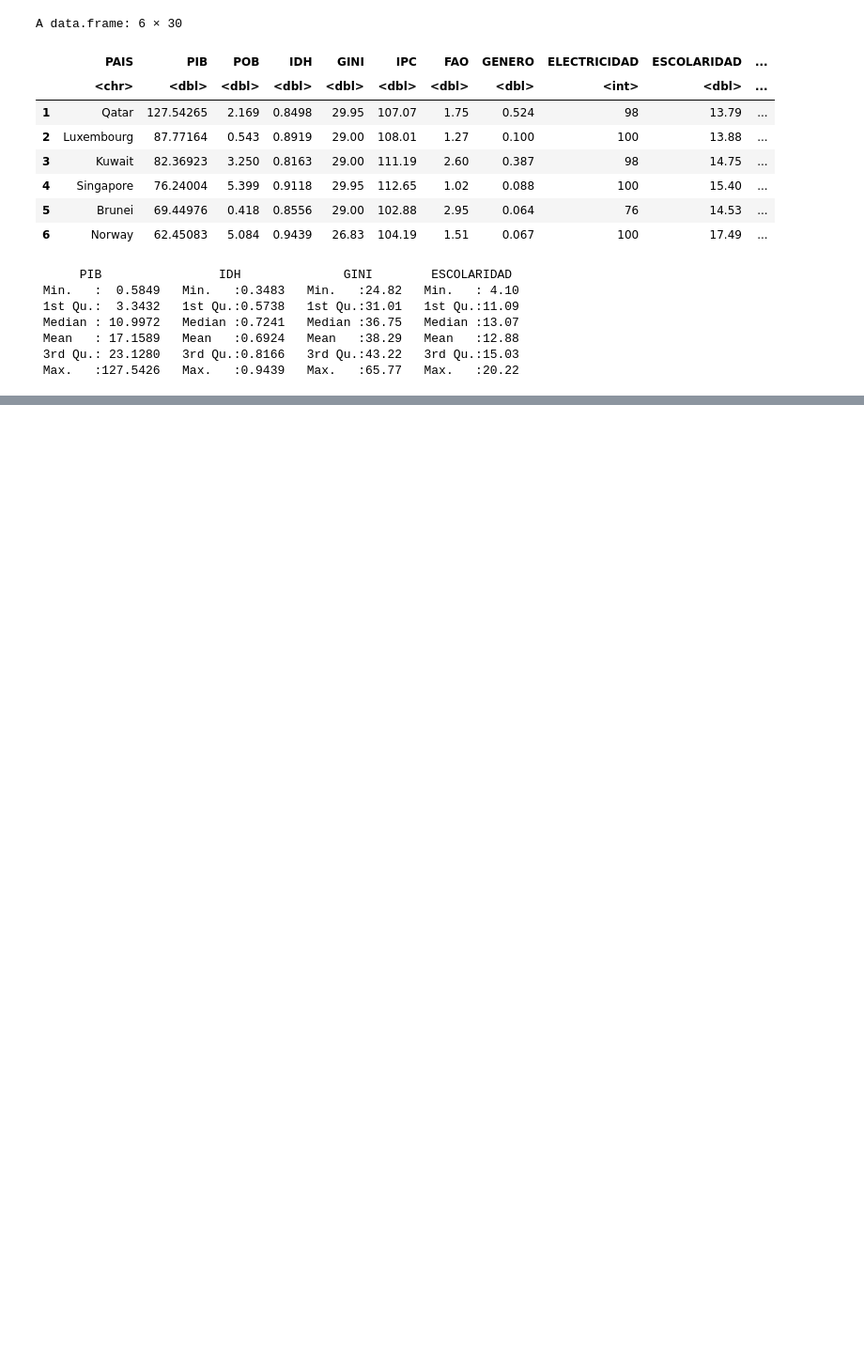
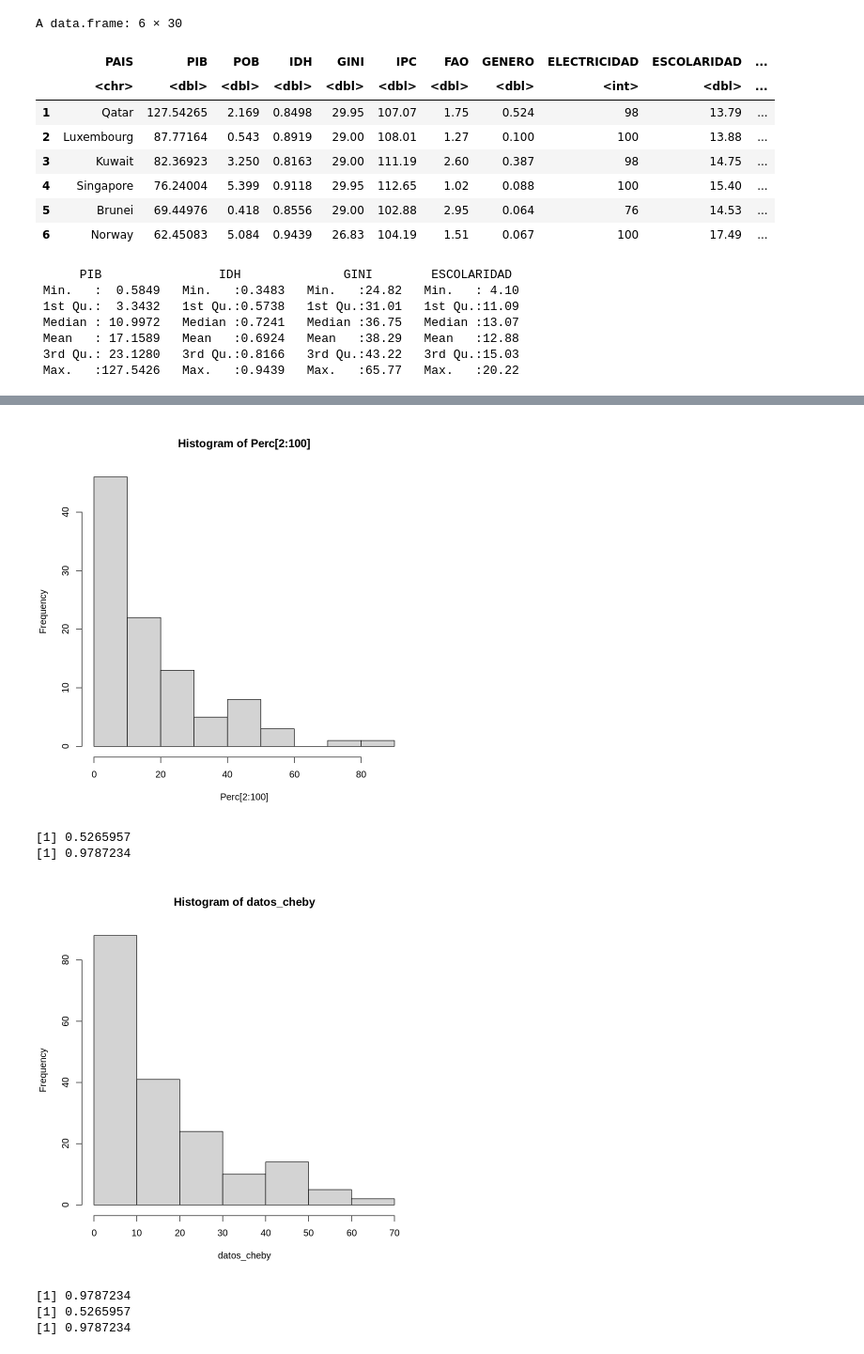
Before and after one commit to Maxhzrz/Tarea_diplomado, a Jupyter notebook: Evaluacion_1_mineria_de_datos_uc_r&m.ipynb, the cells around one changed output, grey strips where cells are left out. Shown at 94% size. Saved outputs shown, nothing was run; the diff lists cells and outputs as text; code cells hidden in the pictures; blank space fills up the shorter version.

```diff
--- a/Evaluacion_1_mineria_de_datos_uc_r&m.ipynb
+++ b/Evaluacion_1_mineria_de_datos_uc_r&m.ipynb
@@ -25,3 +26,53 @@ summary(paises[c("PIB", "IDH","GINI","ESCOLARIDAD")])
  Mean   : 17.1589   Mean   :0.6924   Mean   :38.29   Mean   :12.88
  3rd Qu.: 23.1280   3rd Qu.:0.8166   3rd Qu.:43.22   3rd Qu.:15.03
  Max.   :127.5426   Max.   :0.9439   Max.   :65.77   Max.   :20.22
+# %%
+# PIB
+
+var<-paises$PIB
+hist(var)
+# Método 1 - Percentiles
+Perc<- quantile(var, prob=seq(0, 1, length = 101))
+#P_PIB[100]
+#P_PIB[2]
+hist(Perc[2:100])
+prop_perc<-length(Perc[2:100])/length(var)
+#Método 2 - Desigualdad de Chevyshev
+  # Define el valor de k
+  k <- 3
+  # Calcula la media y la desviación estándar
+  mean <- mean(var)
+  sd <- sd(var)
+
+  # Calcula el número de datos dentro de k desviaciones estándar de la media
+  in_range <- sum(abs(var - mean) <= k * sd)
+
+  # Chebyshev's inequality theoretical lower bound
+  chebyshev_bound <- 1 - 1 / k^2
+
+datos_cheby<- var[(abs(var - mean) <= k * sd)]
+prop_cheby<-length(datos_cheby)/length(var)
+hist(datos_cheby)
+print(prop_perc)
+print(prop_cheby)
+#Método 3 - Z Robusto
+#define funcion
+robust_z <- function(x) {
+  median_x <- median(x)
+  mad_x <- mad(x)
+  z <- (x - median_x) / mad_x
+  return(z)
+}
+# se aplica al dataframe
+df<- as.data.frame(data.frame(var))
+df$zrob<-  robust_z(var)
+df_filtered <- df[abs(df$zrob) <= 5,]
+hist(df_filtered$var)
+prop_zrob<-length(df_filtered$var)/length(var)
+print(prop_zrob)
+print(prop_perc)
+print(prop_cheby)
+
+
+hist(df$zrob)
+# %% [output]
@@ -27,0 +80,7 @@ summary(paises[c("PIB", "IDH","GINI","ESCOLARIDAD")])
+[figure, added]
+[1] 0.5265957
+[1] 0.9787234
+[figure, added]
+[1] 0.9787234
+[1] 0.5265957
+[1] 0.9787234
```
Also changed, not shown: parts of 5 cells of this notebook.
